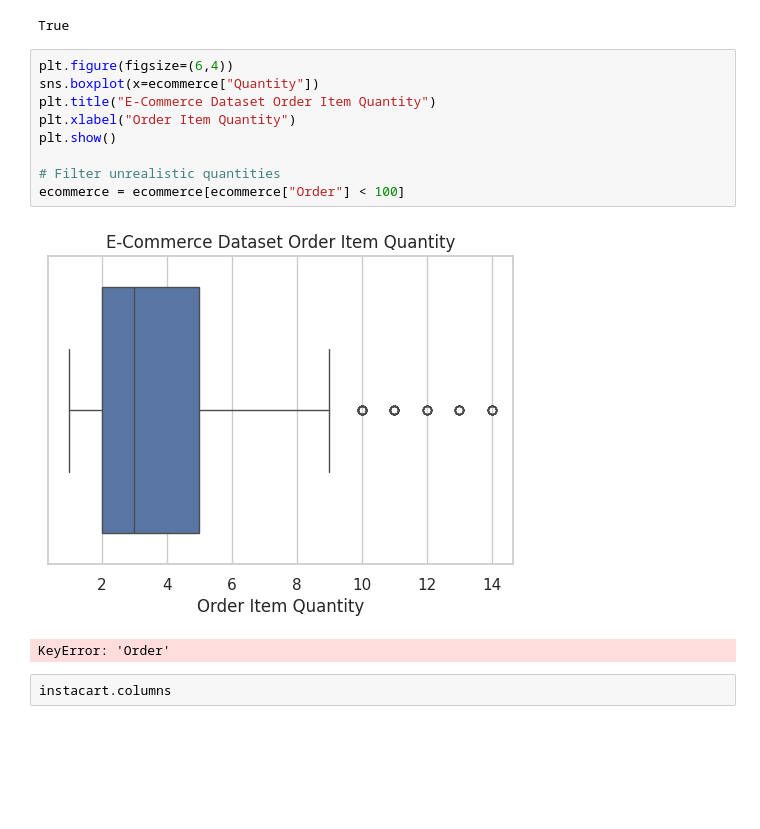
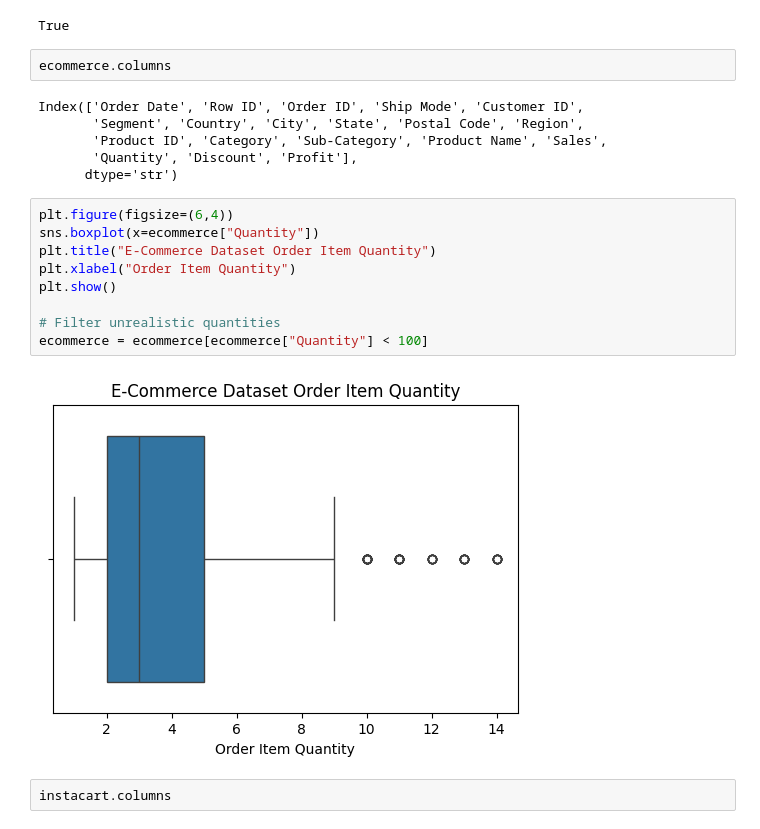
Before and after one commit to nwing2/Module-B-semester-2, a Jupyter notebook: MilestoneThree.ipynb, the cells around one changed output. Drawn from its saved outputs; the diff is of its cells as text; blank space fills up the shorter version.

```diff
--- a/MilestoneThree.ipynb
+++ b/MilestoneThree.ipynb
@@ -175,18 +190,25 @@ def has_duplicates(seq):
 print(has_duplicates(instacart))
 # %% [output]
 True
+# %%
+ecommerce.columns
+# %% [output]
+Index(['Order Date', 'Row ID', 'Order ID', 'Ship Mode', 'Customer ID',
+       'Segment', 'Country', 'City', 'State', 'Postal Code', 'Region',
+       'Product ID', 'Category', 'Sub-Category', 'Product Name', 'Sales',
+       'Quantity', 'Discount', 'Profit'],
+      dtype='str')
 # %%
 plt.figure(figsize=(6,4))
 sns.boxplot(x=ecommerce["Quantity"])
 plt.title("E-Commerce Dataset Order Item Quantity")
 plt.xlabel("Order Item Quantity")
 plt.show()
 
 # Filter unrealistic quantities
-ecommerce = ecommerce[ecommerce["Order"] < 100]
+ecommerce = ecommerce[ecommerce["Quantity"] < 100]
 # %% [output]
-[figure, old version]
+[figure, new version]
-KeyError: 'Order'
 # %%
 instacart.columns
 # %% [output]
```
Also changed, not shown: parts of 13 cells of this notebook, 11 other files.
